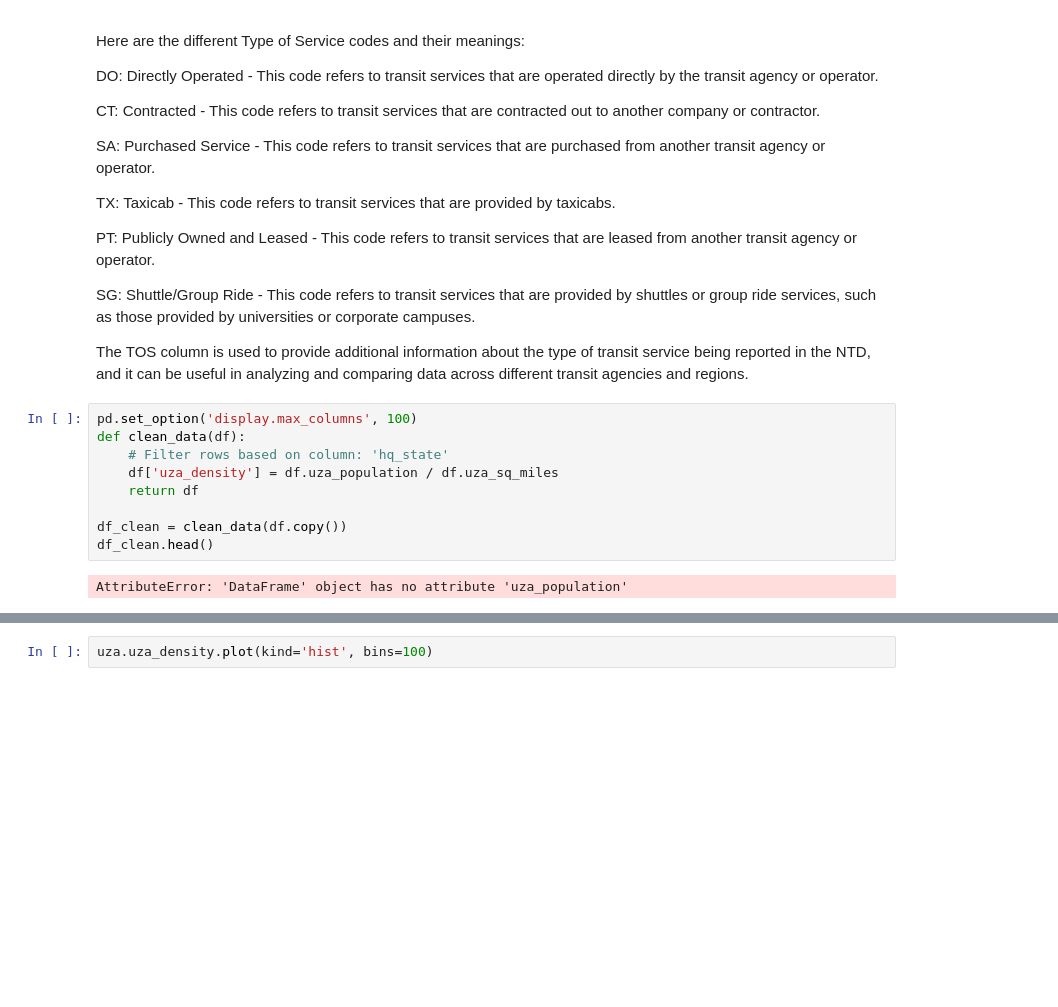
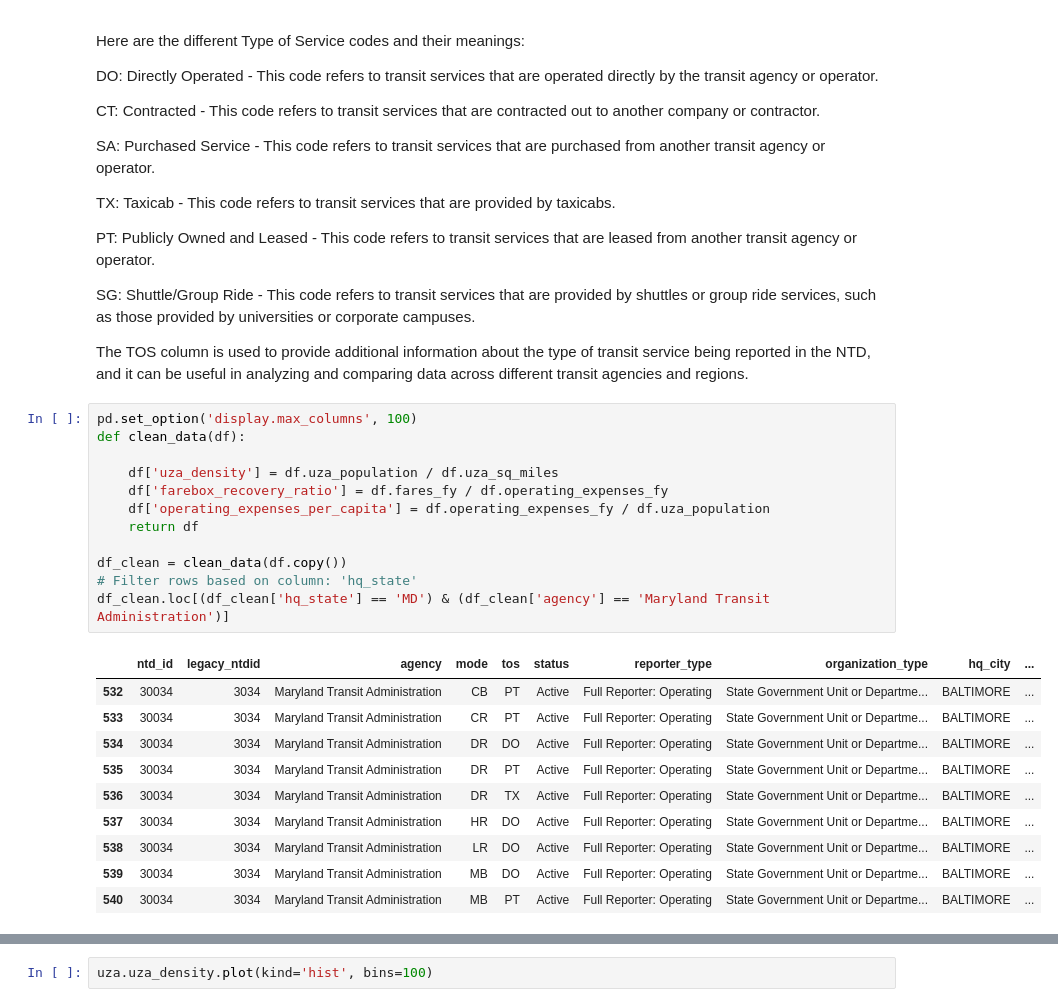
Before and after one commit to fedderw/transitscope-baltimore, a Jupyter notebook: notebooks/ntd.ipynb, the cells around one changed output, grey strips where cells are left out. Saved outputs shown, nothing was run; the diff lists cells and outputs as text; blank space fills up the shorter version.

```diff
--- a/notebooks/ntd.ipynb
+++ b/notebooks/ntd.ipynb
@@ -63,15 +63,27 @@ PT: Publicly Owned and Leased - This code refers to transit services that are le
 SG: Shuttle/Group Ride - This code refers to transit services that are provided by shuttles or group ride services, such as those provided by universities or corporate campuses.
 
 The TOS column is used to provide additional information about the type of transit service being reported in the NTD, and it can be useful in analyzing and comparing data across different transit agencies and regions.
-# %%
-pd.set_option('display.max_columns', 100)
-def clean_data(df):
-    # Filter rows based on column: 'hq_state'
-    df['uza_density'] = df.uza_population / df.uza_sq_miles
-    return df
-
-df_clean = clean_data(df.copy())
-df_clean.head()
-# %% [output]
-AttributeError: 'DataFrame' object has no attribute 'uza_population'
+# %%
+pd.set_option('display.max_columns', 100)
+def clean_data(df):
+
+    df['uza_density'] = df.uza_population / df.uza_sq_miles
+    df['farebox_recovery_ratio'] = df.fares_fy / df.operating_expenses_fy
+    df['operating_expenses_per_capita'] = df.operating_expenses_fy / df.uza_population
+    return df
+
+df_clean = clean_data(df.copy())
+# Filter rows based on column: 'hq_state'
+df_clean.loc[(df_clean['hq_state'] == 'MD') & (df_clean['agency'] == 'Maryland Transit Administration')]
+# %% [output]
+|  | ntd_id | legacy_ntdid | agency | mode | tos | status | reporter_type | organization_type | hq_city | ... |
+| 532 | 30034 | 3034 | Maryland Transit Administration | CB | PT | Active | Full Reporter: Operating | State Government Unit or Departme... | BALTIMORE | ... |
+| 533 | 30034 | 3034 | Maryland Transit Administration | CR | PT | Active | Full Reporter: Operating | State Government Unit or Departme... | BALTIMORE | ... |
+| 534 | 30034 | 3034 | Maryland Transit Administration | DR | DO | Active | Full Reporter: Operating | State Government Unit or Departme... | BALTIMORE | ... |
+| 535 | 30034 | 3034 | Maryland Transit Administration | DR | PT | Active | Full Reporter: Operating | State Government Unit or Departme... | BALTIMORE | ... |
+| 536 | 30034 | 3034 | Maryland Transit Administration | DR | TX | Active | Full Reporter: Operating | State Government Unit or Departme... | BALTIMORE | ... |
+| 537 | 30034 | 3034 | Maryland Transit Administration | HR | DO | Active | Full Reporter: Operating | State Government Unit or Departme... | BALTIMORE | ... |
+| 538 | 30034 | 3034 | Maryland Transit Administration | LR | DO | Active | Full Reporter: Operating | State Government Unit or Departme... | BALTIMORE | ... |
+| 539 | 30034 | 3034 | Maryland Transit Administration | MB | DO | Active | Full Reporter: Operating | State Government Unit or Departme... | BALTIMORE | ... |
+| 540 | 30034 | 3034 | Maryland Transit Administration | MB | PT | Active | Full Reporter: Operating | State Government Unit or Departme... | BALTIMORE | ... |
 # %%
```
Also changed, not shown: parts of 6 cells of this notebook.
